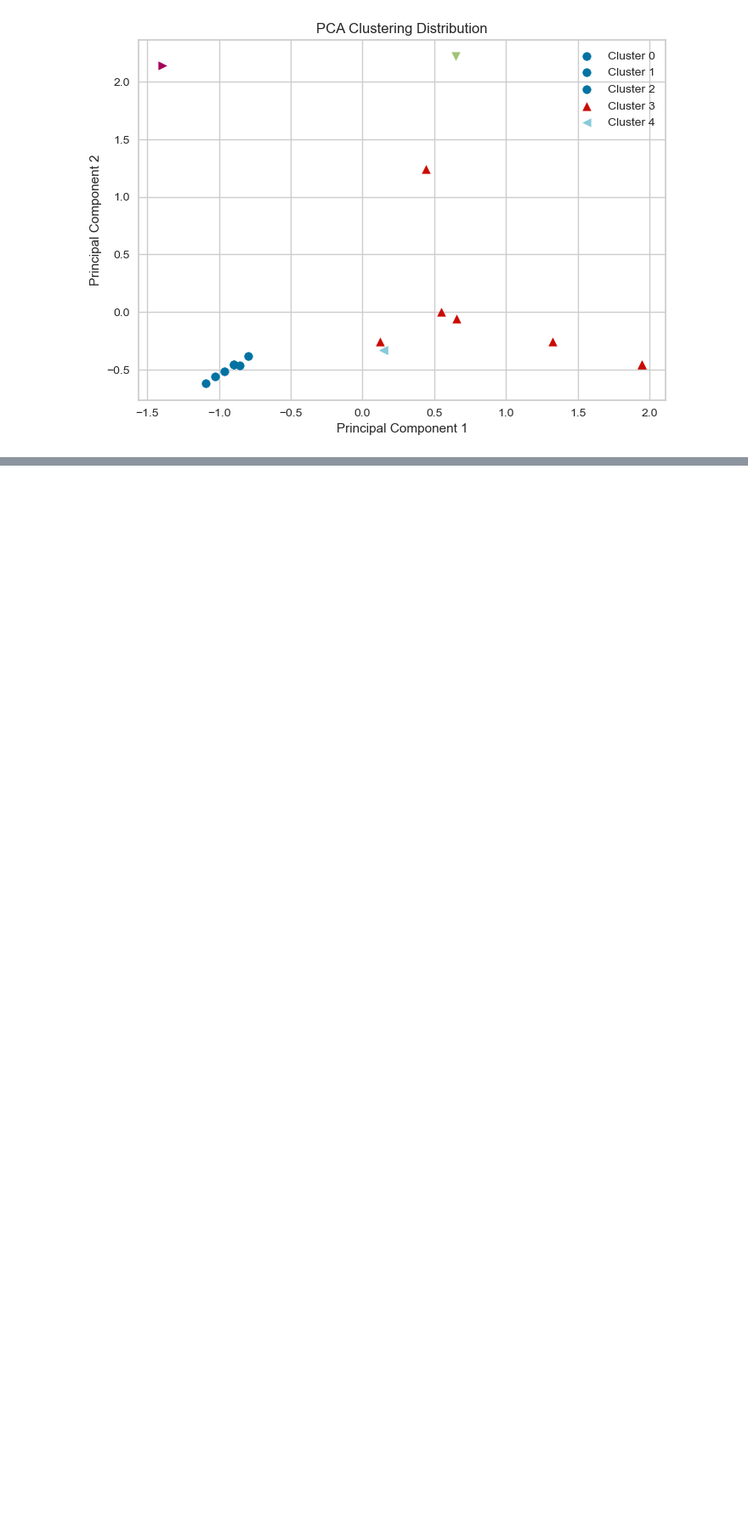
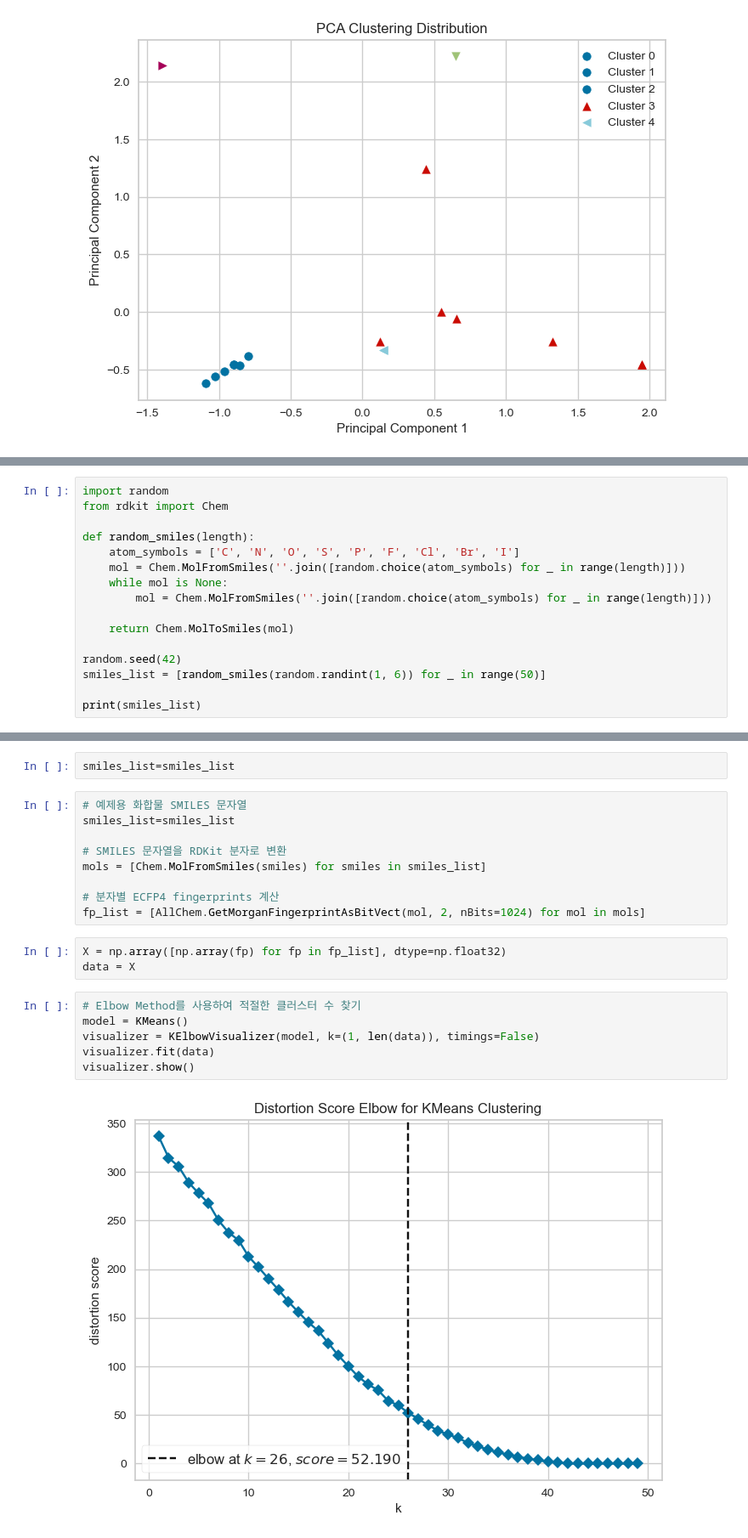
Before and after one commit to YR-cho/YR-cho.github.io, a Jupyter notebook: _posts/Deep_Automation/Ligand_fingerprint.ipynb, the cells around one changed output, grey strips where cells are left out. Shown at 85% size. Drawn from its saved outputs; the diff is of its cells as text; blank space fills up the shorter version.

Commit message:
Ligand_fingerprint_Area

```diff
--- a/_posts/Deep_Automation/Ligand_fingerprint.ipynb
+++ b/_posts/Deep_Automation/Ligand_fingerprint.ipynb
@@ -582,0 +672,16 @@ plt.show()
+# %%
+import random
+from rdkit import Chem
+
+def random_smiles(length):
+    atom_symbols = ['C', 'N', 'O', 'S', 'P', 'F', 'Cl', 'Br', 'I']
+    mol = Chem.MolFromSmiles(''.join([random.choice(atom_symbols) for _ in range(length)]))
+    while mol is None:
+        mol = Chem.MolFromSmiles(''.join([random.choice(atom_symbols) for _ in range(length)]))
+
+    return Chem.MolToSmiles(mol)
+
+random.seed(42)
+smiles_list = [random_smiles(random.randint(1, 6)) for _ in range(50)]
+
+print(smiles_list)
@@ -582,0 +707,22 @@ plt.show()
+# %%
+smiles_list=smiles_list
+# %%
+# 예제용 화합물 SMILES 문자열
+smiles_list=smiles_list
+
+# SMILES 문자열을 RDKit 분자로 변환
+mols = [Chem.MolFromSmiles(smiles) for smiles in smiles_list]
+
+# 분자별 ECFP4 fingerprints 계산
+fp_list = [AllChem.GetMorganFingerprintAsBitVect(mol, 2, nBits=1024) for mol in mols]
+# %%
+X = np.array([np.array(fp) for fp in fp_list], dtype=np.float32)
+data = X
+# %%
+# Elbow Method를 사용하여 적절한 클러스터 수 찾기
+model = KMeans()
+visualizer = KElbowVisualizer(model, k=(1, len(data)), timings=False)
+visualizer.fit(data)
+visualizer.show()
+# %% [output]
+[figure, added]
```
Also changed, not shown: parts of 13 cells of this notebook.
